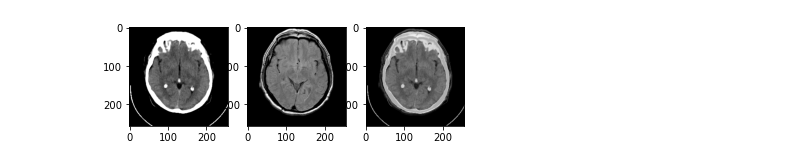
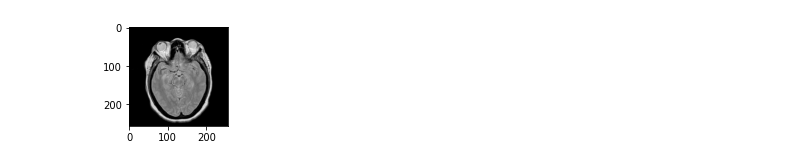
Before and after one commit to Dudamchandana/Medical-Image-Fusion-for-Mri-Ct-Per-Spect, a Jupyter notebook: pca.ipynb, the cells around one changed output. Saved outputs shown, nothing was run; the diff lists cells and outputs as text; code cells hidden in the pictures.

```diff
--- a/pca.ipynb
+++ b/pca.ipynb
@@ -1,51 +1,61 @@
 # %%
-import cv2
-from ImageFusion import ImageFusion
 from PIL import Image
 import numpy as np
 import matplotlib.pyplot as plt
-from matplotlib import colors
+from skimage import img_as_ubyte
 
 
-class FusionPCA(ImageFusion):
+
+class FusionPCA():
     """ Image fusion based PCA"""
     def __init__(self, imageNames):
         self._imageNames = imageNames
         self._images = []
         self._fusionImage = None
 
     def _load_images(self):
         for name in self._imageNames:
-            self._images.append(np.array(Image.open(name), 'f'))
+            self._images.append(np.array(Image.open(name)))
     def fusion(self):
         self._load_images()
         imageSize = self._images[0].size
         # Todo: for more than two images
         allImage = np.concatenate((self._images[0].reshape(1, imageSize), self._images[1].reshape(1, imageSize)), axis=0)
         covImage = np.cov(allImage)
         D, V = np.linalg.eig(covImage)
         if D[0] > D[1]:
             a = V[:,0] / V[:,0].sum()
         else:
             a = V[:,1] / V[:,1].sum()
         self._fusionImage = self._images[0]*a[0] + self._images[1]*a[1]
         return self._fusionImage
     def plot(self):
-        plt.figure(0)
+        plt.figure()
         plt.gray()
-        plt.subplot(131)
-        plt.imshow(self._images[0])
-        plt.subplot(132)
-        plt.imshow(self._images[1])
-        plt.subplot(133)
-        plt.imshow(self._fusionImage)
+
+        plt.subplot(1,3,3)
+        new_im = Image.fromarray(self._fusionImage.astype(np.uint8))
+        plt.imshow(new_im)
+        plt.savefig("results/MRI-PET/pca-fusion.png")
         plt.show()
+
+
 if __name__ == '__main__':
+    #IMAGEPATH = 'images/MRI-CT/'
+    #imLists = [IMAGEPATH+"ct.png",IMAGEPATH+"mr.png"]
+    #IMAGEPATH = 'images/MRI-CT/'
+    #imLists = [IMAGEPATH+"ct1.png",IMAGEPATH+"mri.png"]
+    #IMAGEPATH = 'images/MRI-SPECT/'
+    #imlists = [IMAGEPATH+"tc.png",IMAGEPATH+"mr.png"]
 
-    IMAGEPATH = "images/MRI-CT/"
-    imLists = [IMAGEPATH+"ct.png",IMAGEPATH+"mr.png"]
+    #IMAGEPATH = 'images/MRI-PET/'
+    #imLists = [IMAGEPATH+"dg.png",IMAGEPATH+"mr.png"]
+    IMAGEPATH = 'images/T1-T2/'
+    imLists = [IMAGEPATH+"t1.png",IMAGEPATH+"t2.png"]
+    #imLists = [IMAGEPATH+"6y.jpg",IMAGEPATH+"6k.jpg"]
+
     fu = FusionPCA(imLists)
     fu.fusion()
     fu.plot()
 # %% [output]
-[figure, old version]
+[figure, new version]
```
Also changed, not shown: parts of 15 cells of this notebook, 4 other files.
